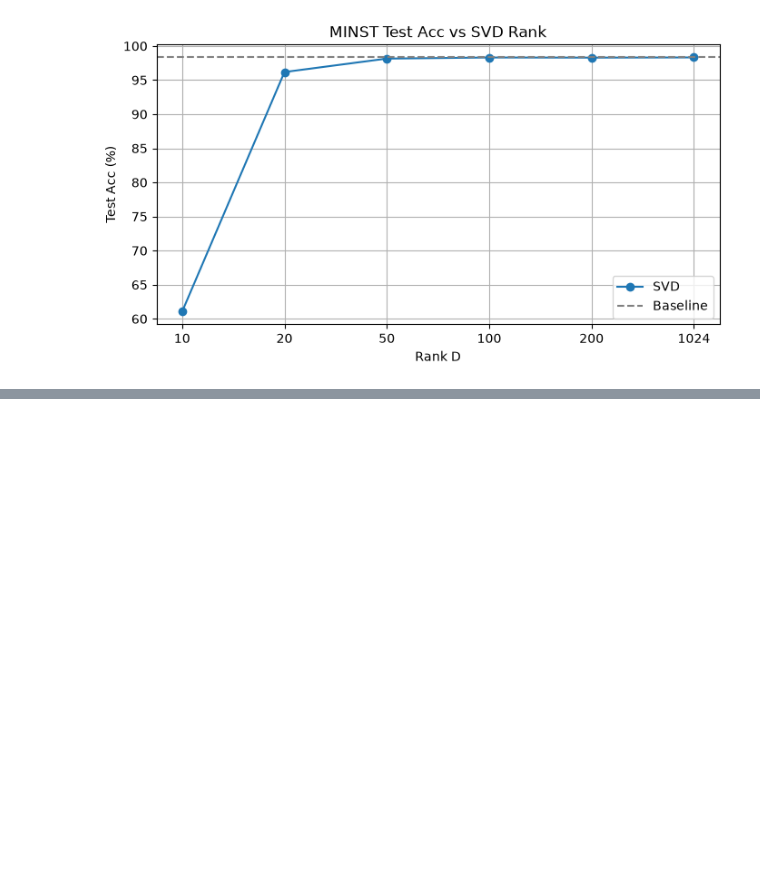
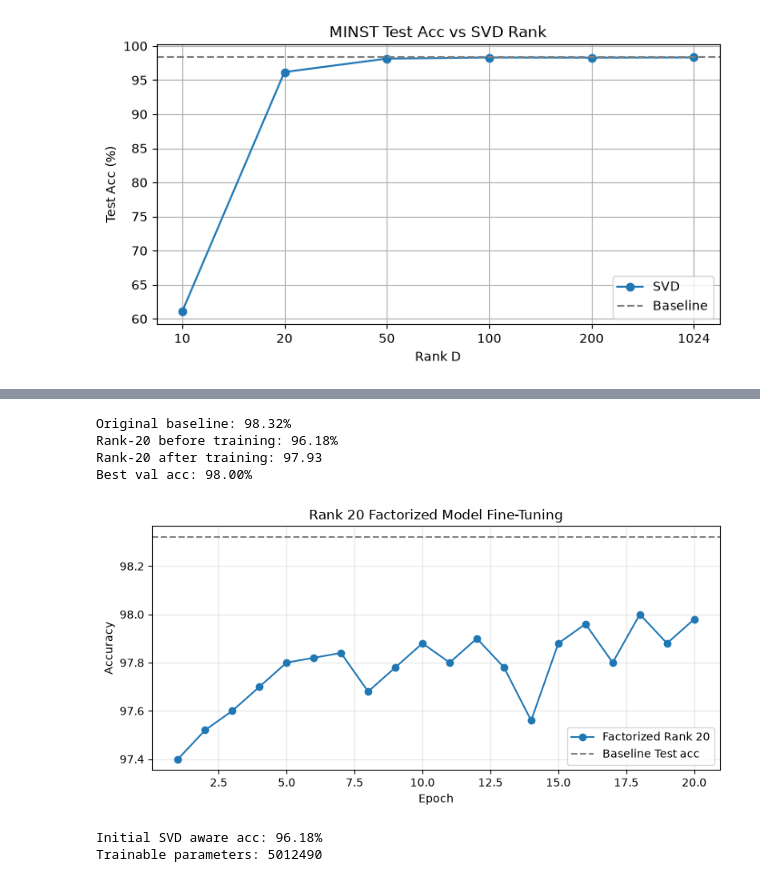
Before and after one commit to lorivera23/Deep-Learning-Systems, a Jupyter notebook: HW3/HW3.ipynb, the cells around one changed output, grey strips where cells are left out. Drawn from its saved outputs; the diff is of its cells as text; code cells hidden in the pictures; blank space fills up the shorter version.

```diff
--- a/HW3/HW3.ipynb
+++ b/HW3/HW3.ipynb
@@ -256,0 +294,16 @@ plt.show()
+# %%
+rank = 20
+factorized_model = FactorizedMINSTClassifier(rank).to(device)
+
+baseline_linear_layers = [layer for layer in model.layers if isinstance(layer, nn.Linear)]
+factorized_layers = [layer for layer in factorized_model.layers if isinstance(layer, FactorizedLinear)]
+
+with torch.no_grad():
+    for i, layer in enumerate(factorized_layers):
+        U, S, Vh = svd_factors[i]
+        layer.second.weight.copy_(U[:, :rank])
+        layer.first.weight.copy_(S[:rank, None] * Vh[:rank, :])
+        layer.second.bias.copy_(baseline_linear_layers[i].bias)
+
+    factorized_model.layers[-1].weight.copy_(baseline_linear_layers[-1].weight)
+    factorized_model.layers[-1].bias.copy_(baseline_linear_layers[-1].bias)
@@ -256,0 +372,35 @@ plt.show()
+# %%
+finetuned_acc = evaluate_model(factorized_model, test_loader)
+
+print(f"Original baseline: {test_acc:.2f}%")
+print(f"Rank-20 before training: {initial_acc:.2f}%")
+print(f"Rank-20 after training: {finetuned_acc:.2f}")
+print(f"Best val acc: {best_val_acc:.2f}%")
+# %% [output]
+Original baseline: 98.32%
+Rank-20 before training: 96.18%
+Rank-20 after training: 97.93
+Best val acc: 98.00%
+# %%
+plt.figure(figsize=(8,4))
+plt.plot(
+    range(1, num_epochs+1),
+    factorized_val_acc,
+    marker="o",
+    label = "Factorized Rank 20"
+)
+plt.axhline(
+    test_acc,
+    linestyle = "--",
+    color = "gray",
+    label="Baseline Test acc"
+)
+plt.xlabel('Epoch')
+plt.ylabel("Accuracy")
+plt.title("Rank 20 Factorized Model Fine-Tuning")
+plt.legend()
+plt.grid(True, alpha=0.3)
+plt.tight_layout()
+plt.show()
+# %% [output]
+[figure, added]
@@ -256,0 +428,7 @@ plt.show()
+# %%
+initial_svd_acc = evaluate_model(svd_model, test_loader)
+print(f"Initial SVD aware acc: {initial_svd_acc:.2f}%")
+print("Trainable parameters:", sum(p.numel() for p in svd_model.parameters()))
+# %% [output]
+Initial SVD aware acc: 96.18%
+Trainable parameters: 5012490
```
Also changed, not shown: parts of 8 cells of this notebook.
